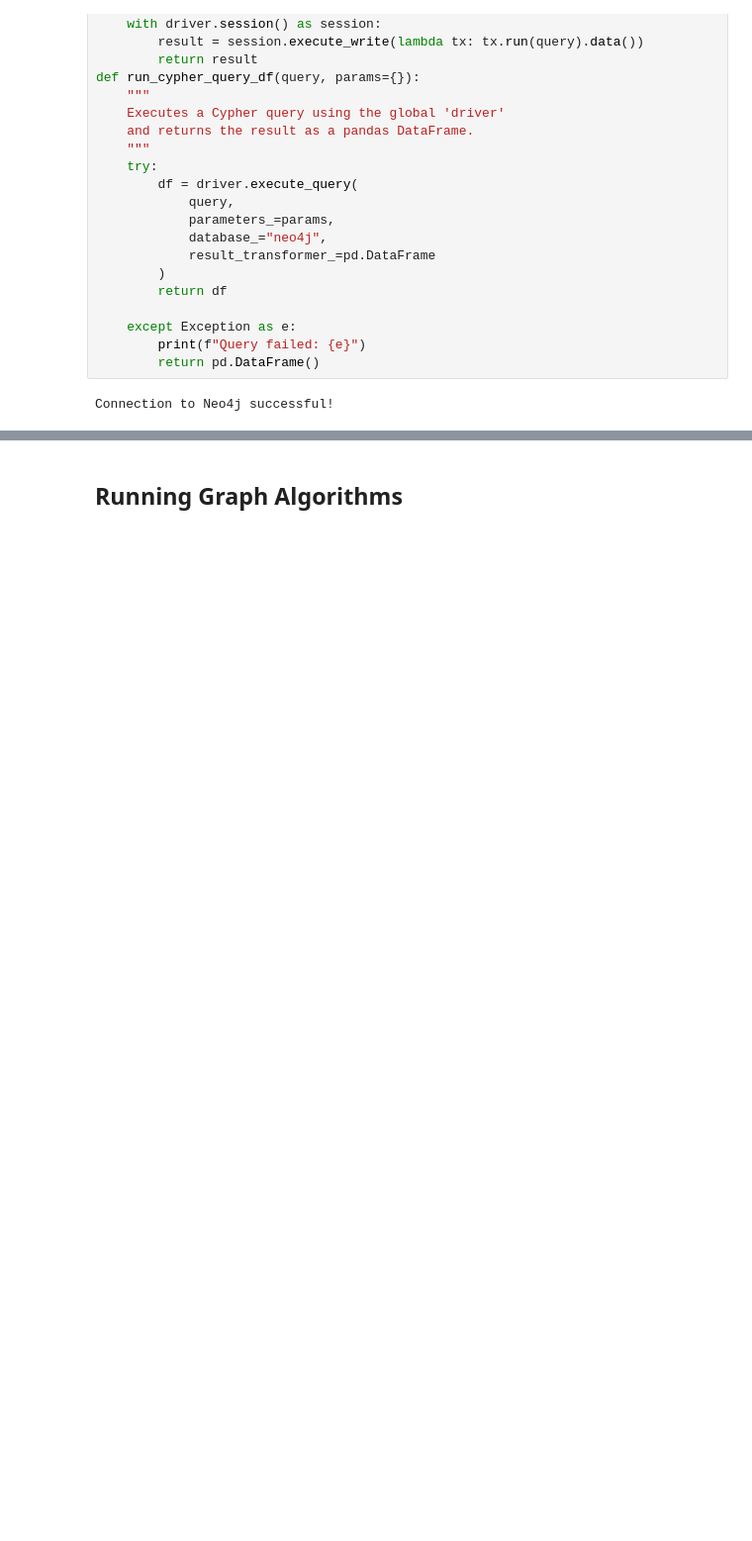
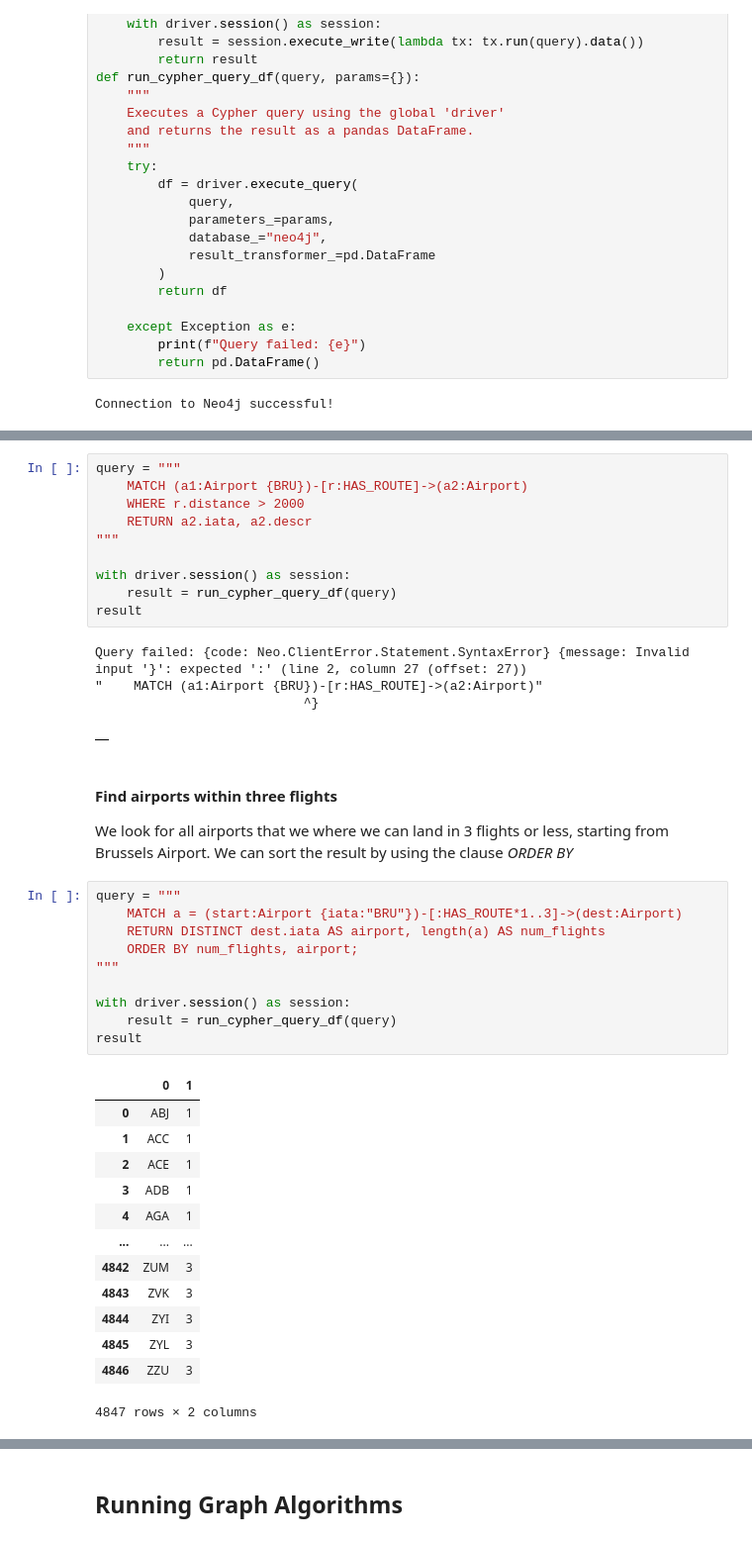
Before and after one commit to YanisGrts/ADBassignment2, a Jupyter notebook: assignment.ipynb, the cells around one changed output, grey strips where cells are left out. Shown at 99% size. Saved outputs shown, nothing was run; the diff lists cells and outputs as text; blank space fills up the shorter version.

```diff
--- a/assignment.ipynb
+++ b/assignment.ipynb
@@ -160,0 +284,42 @@ Routes loaded. Total HAS_ROUTE relationships: 46389
+# %%
+query = """
+    MATCH (a1:Airport {BRU})-[r:HAS_ROUTE]->(a2:Airport)
+    WHERE r.distance > 2000
+    RETURN a2.iata, a2.descr
+"""
+
+with driver.session() as session:
+    result = run_cypher_query_df(query)
+result
+# %% [output]
+Query failed: {code: Neo.ClientError.Statement.SyntaxError} {message: Invalid input '}': expected ':' (line 2, column 27 (offset: 27))
+"    MATCH (a1:Airport {BRU})-[r:HAS_ROUTE]->(a2:Airport)"
+                           ^}
+|  |
+# %% [markdown]
+#### Find airports within three flights
+We look for all airports that we where we can land in 3 flights or less, starting from Brussels Airport. We can sort the result by using the clause *ORDER BY*
+# %%
+query = """
+    MATCH a = (start:Airport {iata:"BRU"})-[:HAS_ROUTE*1..3]->(dest:Airport)
+    RETURN DISTINCT dest.iata AS airport, length(a) AS num_flights
+    ORDER BY num_flights, airport;
+"""
+
+with driver.session() as session:
+    result = run_cypher_query_df(query)
+result
+# %% [output]
+|  | 0 | 1 |
+| 0 | ABJ | 1 |
+| 1 | ACC | 1 |
+| 2 | ACE | 1 |
+| 3 | ADB | 1 |
+| 4 | AGA | 1 |
+| ... | ... | ... |
+| 4842 | ZUM | 3 |
+| 4843 | ZVK | 3 |
+| 4844 | ZYI | 3 |
+| 4845 | ZYL | 3 |
+| 4846 | ZZU | 3 |
+4847 rows × 2 columns
```
Also changed, not shown: parts of 65 cells of this notebook.
